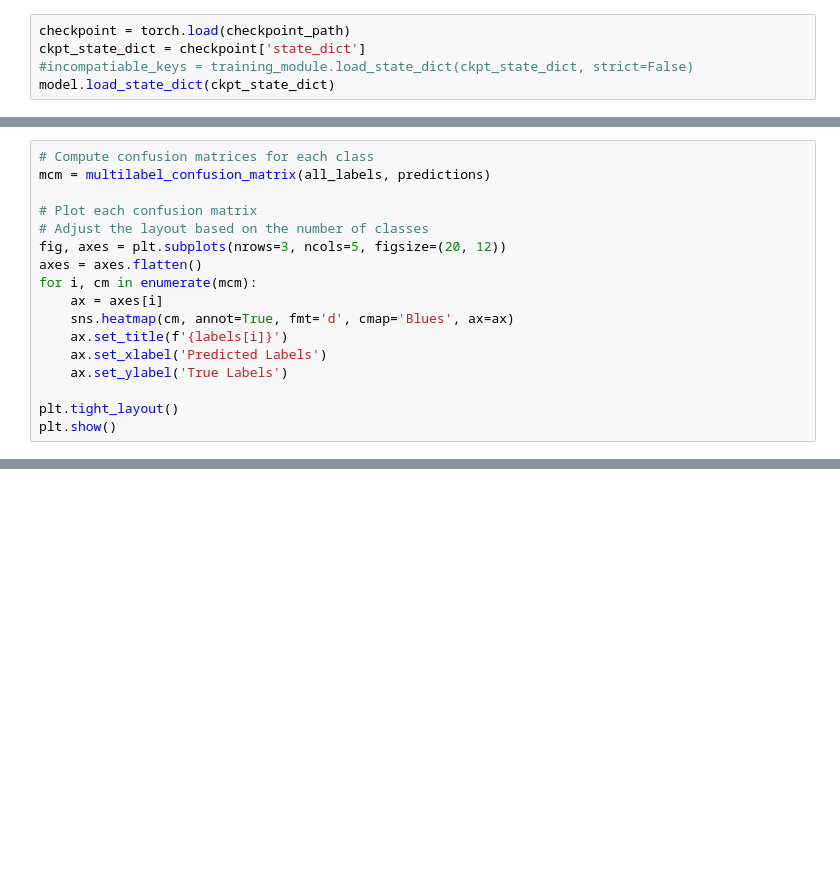
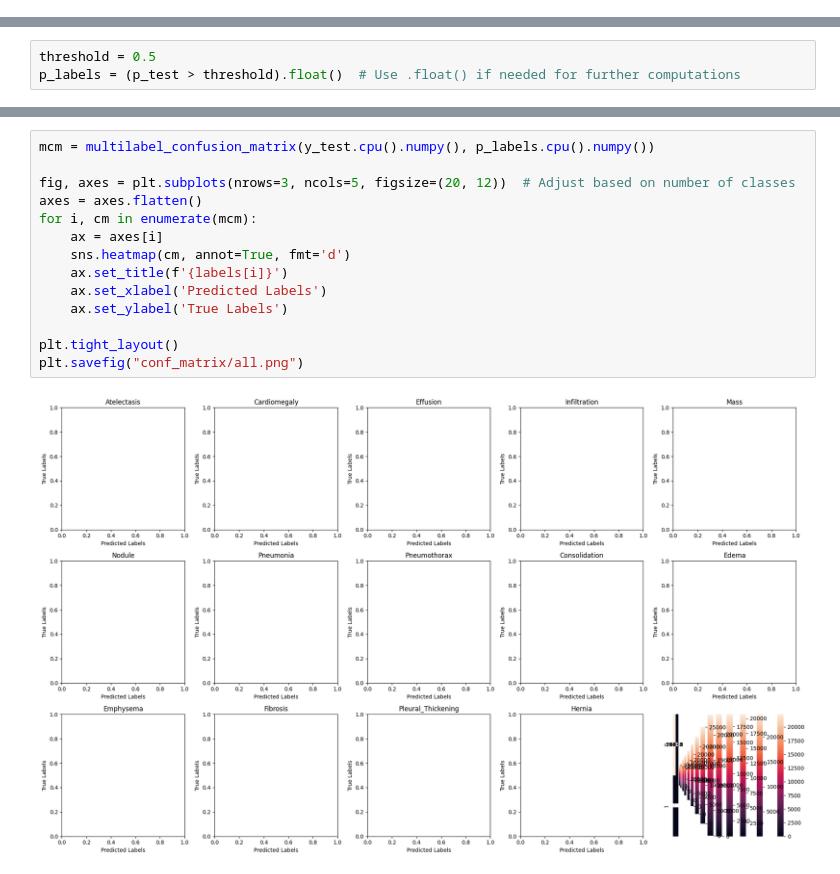
Before and after one commit to taheeraahmed/master-thesis, a Jupyter notebook: 01-multi-label/notebook/confusion-matrix-loading-model.ipynb, the cells around one changed output, grey strips where cells are left out. Drawn from its saved outputs; the diff is of its cells as text; blank space fills up the shorter version.

Commit message:
looking at confusion matrix

```diff
--- a/01-multi-label/notebook/confusion-matrix-loading-model.ipynb
+++ b/01-multi-label/notebook/confusion-matrix-loading-model.ipynb
@@ -92,5 +120,0 @@ scheduler = torch.optim.lr_scheduler.CosineAnnealingLR(
-# %%
-checkpoint = torch.load(checkpoint_path)
-ckpt_state_dict = checkpoint['state_dict']
-#incompatiable_keys = training_module.load_state_dict(ckpt_state_dict, strict=False)
-model.load_state_dict(ckpt_state_dict)
@@ -120,17 +153,0 @@ all_labels = np.vstack(all_labels)
-# %%
-# Compute confusion matrices for each class
-mcm = multilabel_confusion_matrix(all_labels, predictions)
-
-# Plot each confusion matrix
-# Adjust the layout based on the number of classes
-fig, axes = plt.subplots(nrows=3, ncols=5, figsize=(20, 12))
-axes = axes.flatten()
-for i, cm in enumerate(mcm):
-    ax = axes[i]
-    sns.heatmap(cm, annot=True, fmt='d', cmap='Blues', ax=ax)
-    ax.set_title(f'{labels[i]}')
-    ax.set_xlabel('Predicted Labels')
-    ax.set_ylabel('True Labels')
-
-plt.tight_layout()
-plt.show()
@@ -138,0 +154,3 @@ plt.show()
+# %%
+threshold = 0.5
+p_labels = (p_test > threshold).float()  # Use .float() if needed for further computations
@@ -138,0 +163,16 @@ plt.show()
+# %%
+mcm = multilabel_confusion_matrix(y_test.cpu().numpy(), p_labels.cpu().numpy())
+
+fig, axes = plt.subplots(nrows=3, ncols=5, figsize=(20, 12))  # Adjust based on number of classes
+axes = axes.flatten()
+for i, cm in enumerate(mcm):
+    ax = axes[i]
+    sns.heatmap(cm, annot=True, fmt='d')
+    ax.set_title(f'{labels[i]}')
+    ax.set_xlabel('Predicted Labels')
+    ax.set_ylabel('True Labels')
+
+plt.tight_layout()
+plt.savefig("conf_matrix/all.png")
+# %% [output]
+[figure, added]
```
Also changed, not shown: parts of 13 cells of this notebook.
